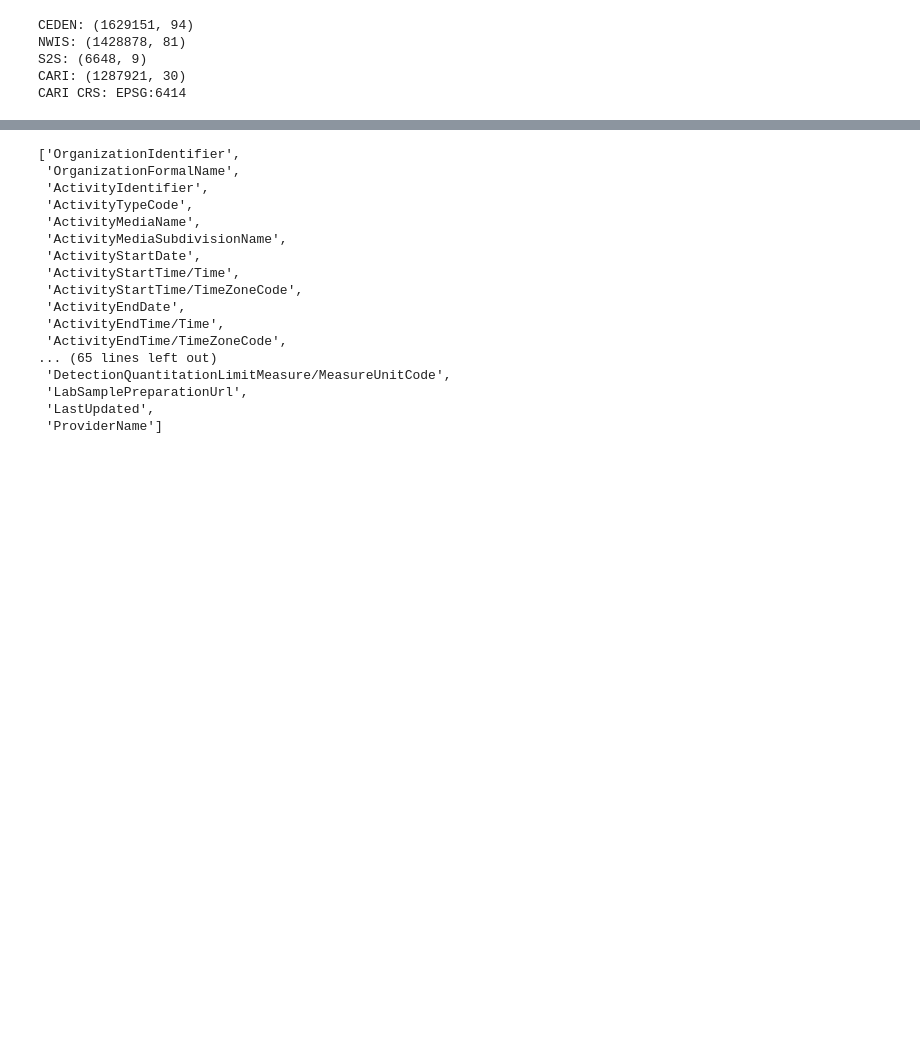
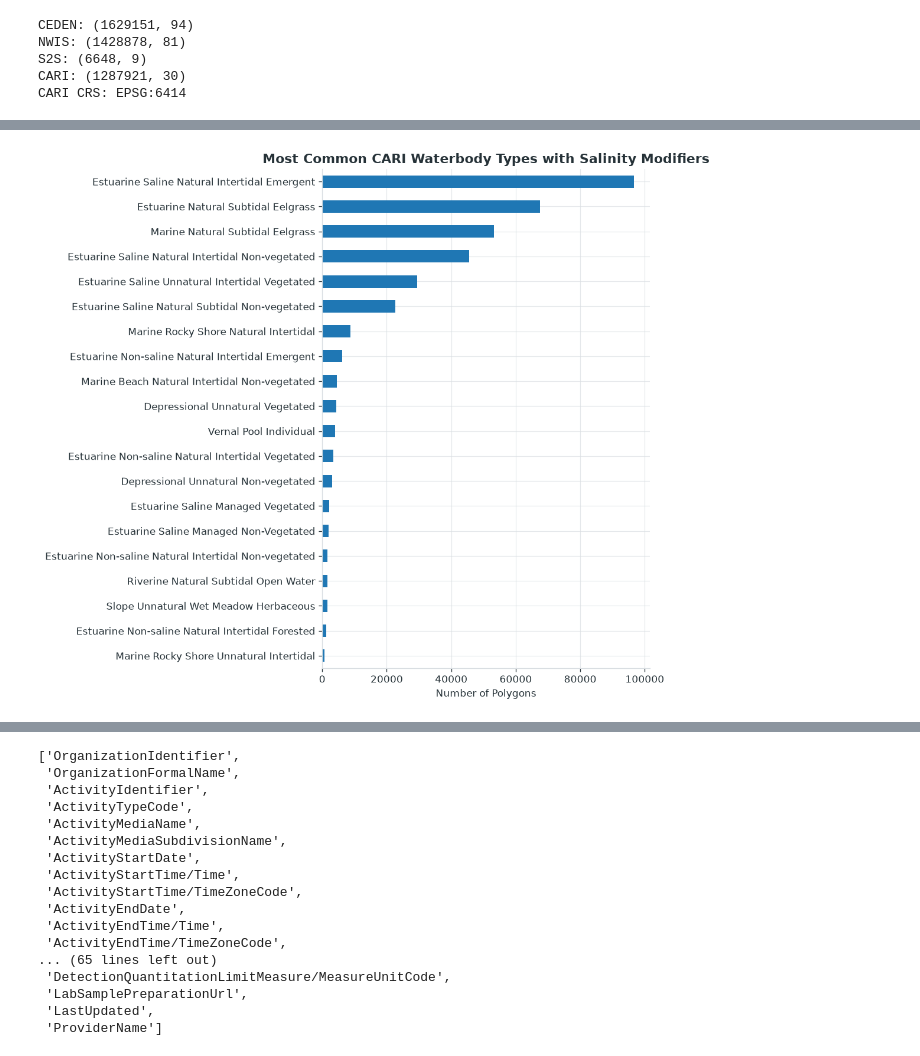
Before and after one commit to shordyk/safetoswim-waterbodies, a Jupyter notebook: src/01_explore_raw.ipynb, the cells around one changed output, grey strips where cells are left out. Drawn from its saved outputs; the diff is of its cells as text; code cells hidden in the pictures; blank space fills up the shorter version.

```diff
--- a/src/01_explore_raw.ipynb
+++ b/src/01_explore_raw.ipynb
@@ -49,0 +128,19 @@ CARI CRS: EPSG:6414
+# %%
+# Looking at salinity modifier distribution, after initial cleaning
+
+cari_count = len(gdf_cari)
+
+placeholders = ["Undefined", "N/A", "n/a"]
+
+cari_sal = gdf_cari.loc[      #using .loc , a geopandas indexing method that lets you select rows based on a condition (here, only where salinity modifier is present and data is not missing)
+    gdf_cari["salinity_modifier"].notna()
+    & ~gdf_cari["salinity_modifier"].isin(placeholders)
+].copy()   # created a copy of database to change/edit as needed
+
+cari_sal_count = len(cari_sal)
+
+percentage = cari_sal_count / cari_count * 100
+
+print(f"Total CARI Polygons: {cari_count:,}")
+print(f"CARI polygons with salinity modifiers: {cari_sal_count:,}")
+print(f"Percentage with salinity modifiers: {percentage:.1f}%")
@@ -49,0 +334,32 @@ CARI CRS: EPSG:6414
+# %%
+### Fig 1B: Detailed CARI Waterbody Types, map
+type_col = "clicklabel"
+
+type_counts = (
+    cari_sal[type_col]
+    .value_counts()
+    .sort_values(ascending=False)
+)
+
+# Just keeping most common categories for readability
+top_n = 20
+top_types = type_counts.head(top_n).sort_values()
+
+fig,ax = plt.subplots(figsize=(9,8))
+
+top_types.plot(
+    kind="barh",
+    ax=ax
+)
+
+ax.set_title(f"Most Common CARI Waterbody Types with Salinity Modifiers")
+ax.set_xlabel("Number of Polygons")
+ax.set_ylabel("")
+
+plt.tight_layout()
+plt.savefig(
+    FIG_DIR / "O2_cari_waterbody_type.png",
+    bbox_inches = "tight"
+)
+# %% [output]
+[figure, added]
```
Also changed, not shown: parts of 35 cells of this notebook, 6 other files.
